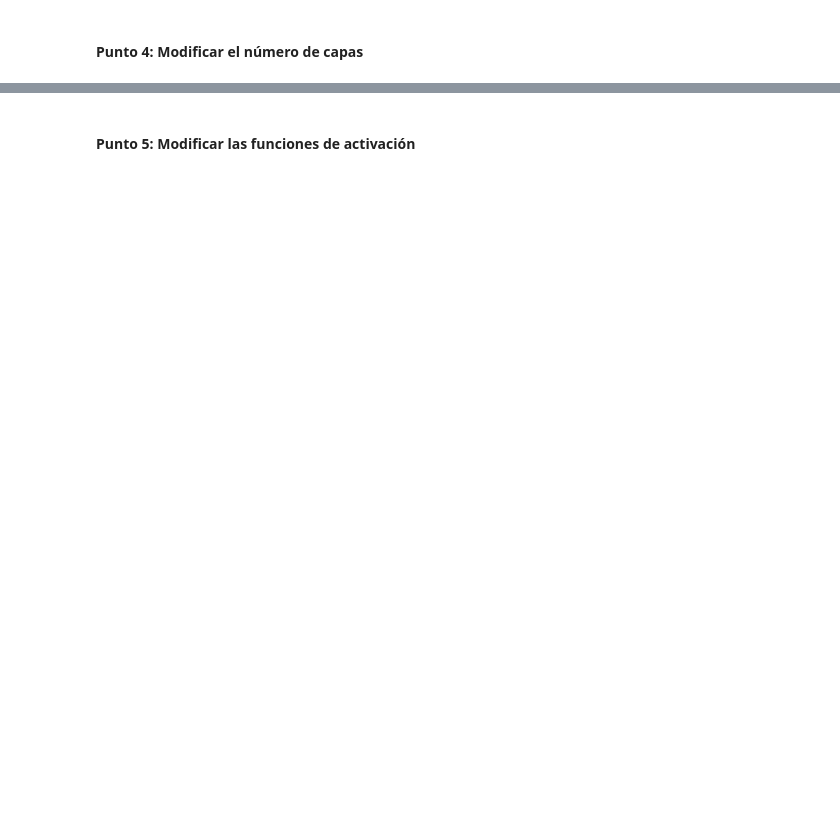
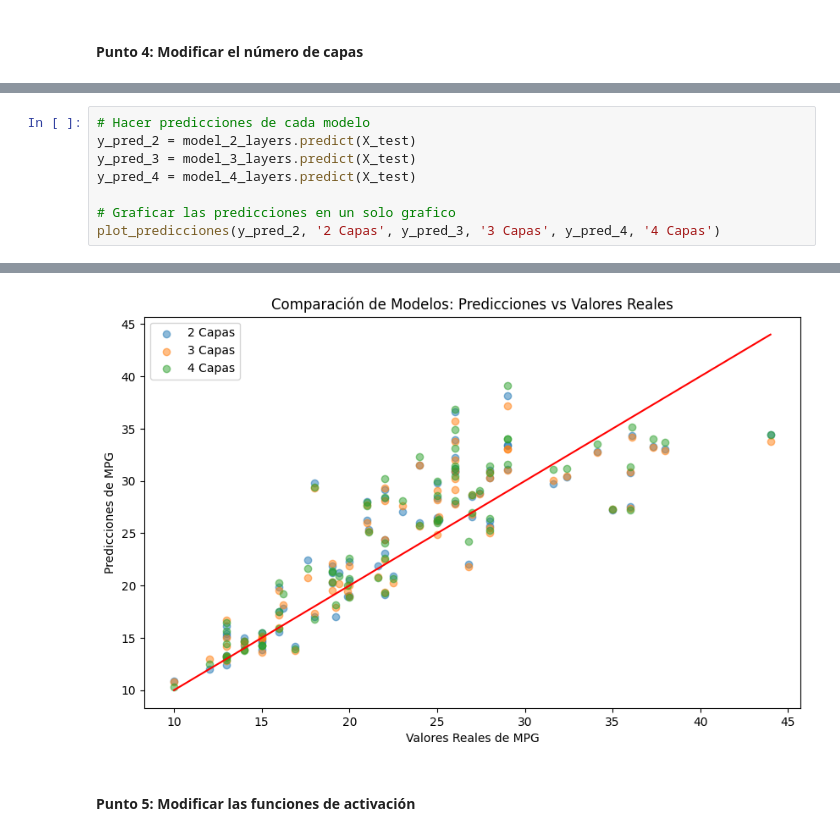
Before and after one commit to despinosaa/Taller6_analitica, a Jupyter notebook: codigo.ipynb, the cells around one changed output, grey strips where cells are left out. Cells and saved outputs as stored; diff of their text form; blank space fills up the shorter version.

```diff
--- a/codigo.ipynb
+++ b/codigo.ipynb
@@ -244,0 +267,9 @@ Epoch 100/100
+# %%
+# Hacer predicciones de cada modelo
+y_pred_2 = model_2_layers.predict(X_test)
+y_pred_3 = model_3_layers.predict(X_test)
+y_pred_4 = model_4_layers.predict(X_test)
+
+# Graficar las predicciones en un solo grafico
+plot_predicciones(y_pred_2, '2 Capas', y_pred_3, '3 Capas', y_pred_4, '4 Capas')
+# %% [output]
@@ -245,3 +279,4 @@ Epoch 100/100
+[figure, added]
 # %% [markdown]
 #### Punto 5: Modificar las funciones de activación
 # %%
```
Also changed, not shown: parts of 18 cells of this notebook.
